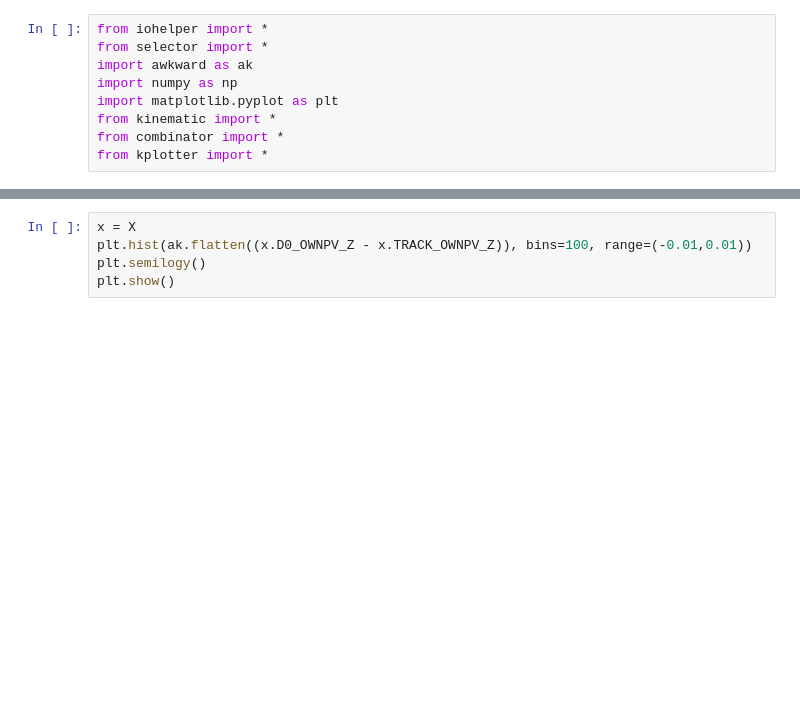
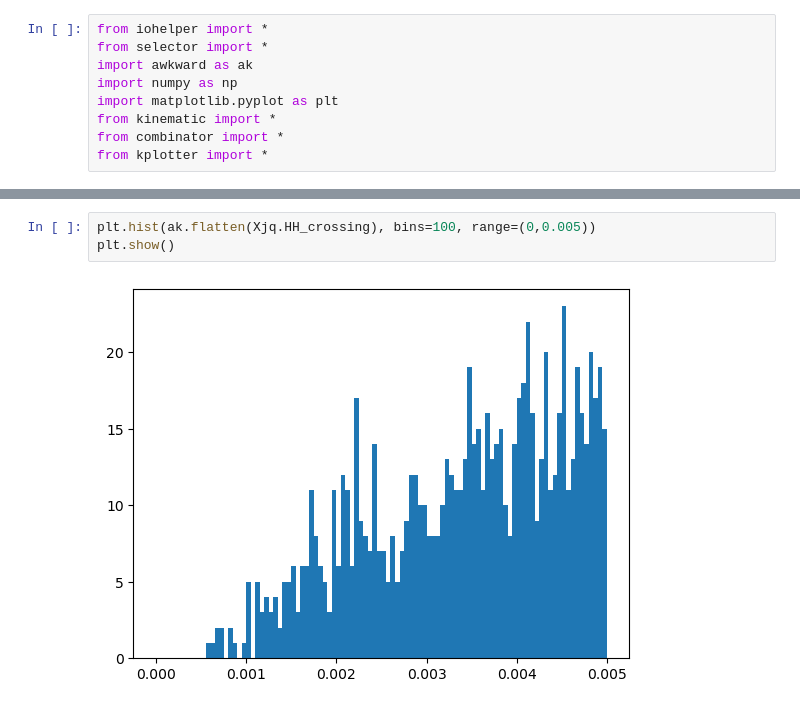
Before and after one commit to iShuYu/ppfemto, a Jupyter notebook: code/run/debug.ipynb, the cells around one changed output, grey strips where cells are left out. Cells and saved outputs as stored; diff of their text form; blank space fills up the shorter version.

```diff
--- a/code/run/debug.ipynb
+++ b/code/run/debug.ipynb
@@ -42,5 +58,5 @@ X["PVNTRACKS"]
 # %%
-x = X
-plt.hist(ak.flatten((x.D0_OWNPV_Z - x.TRACK_OWNPV_Z)), bins=100, range=(-0.01,0.01))
-plt.semilogy()
+plt.hist(ak.flatten(Xjq.HH_crossing), bins=100, range=(0,0.005))
 plt.show()
+# %% [output]
+[figure, added]
```
Also changed, not shown: parts of 13 cells of this notebook, 7 other files.
